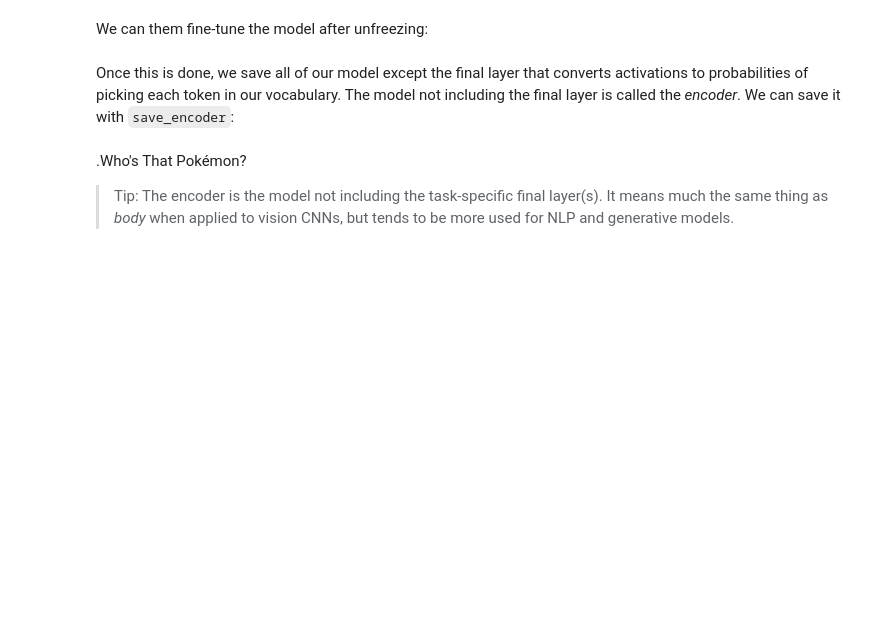
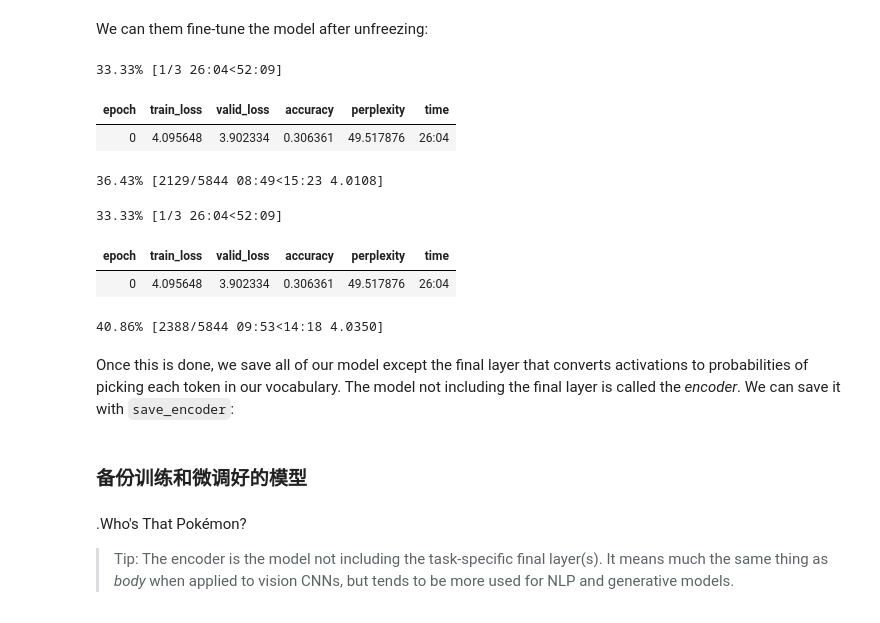
Before and after one commit to hlf401/nlpbook, a Jupyter notebook: ch02.ipynb, the cells around one changed output. Saved outputs shown, nothing was run; the diff lists cells and outputs as text; code cells hidden in the pictures; blank space fills up the shorter version.

```diff
--- a/ch02.ipynb
+++ b/ch02.ipynb
@@ -253,0 +256,10 @@ drive.mount('/content/drive')
+# %%
+
+# downloading the datasets,   it may fail in China with vpn, when it failed , delete the folders:
+# C:\Users\Administrator\.fastai\archive and C:\Users\Administrator\.fastai\data, then run the codes to download again.
+# it is /root/.fastai/data/ on Colab
+path = untar_data(URLs.IMDB)
+path.ls()
+print("abc")
+#print(path.ls())
+(path/'train').ls()
@@ -306,8 +343,20 @@ learn = learn.load('1epoch')
 We can them fine-tune the model after unfreezing:
 # %%
 learn.unfreeze()
-learn.fit_one_cycle(10, 1e-3)
+#learn.fit_one_cycle(10, 1e-3)
+learn.fit_one_cycle(3, 1e-3) # to reduce time
+# %% [output]
+33.33% [1/3 26:04<52:09]
+| epoch | train_loss | valid_loss | accuracy | perplexity | time |
+| 0 | 4.095648 | 3.902334 | 0.306361 | 49.517876 | 26:04 |
+36.43% [2129/5844 08:49<15:23 4.0108]
+33.33% [1/3 26:04<52:09]
+| epoch | train_loss | valid_loss | accuracy | perplexity | time |
+| 0 | 4.095648 | 3.902334 | 0.306361 | 49.517876 | 26:04 |
+40.86% [2388/5844 09:53<14:18 4.0350]
 # %% [markdown]
 Once this is done, we save all of our model except the final layer that converts activations to probabilities of picking each token in our vocabulary. The model not including the final layer is called the *encoder*. We can save it with `save_encoder`:
 # %%
 learn.save_encoder('finetuned')
+# %% [markdown]
+### 备份训练和微调好的模型
```
Also changed, not shown: parts of 13 cells of this notebook.
